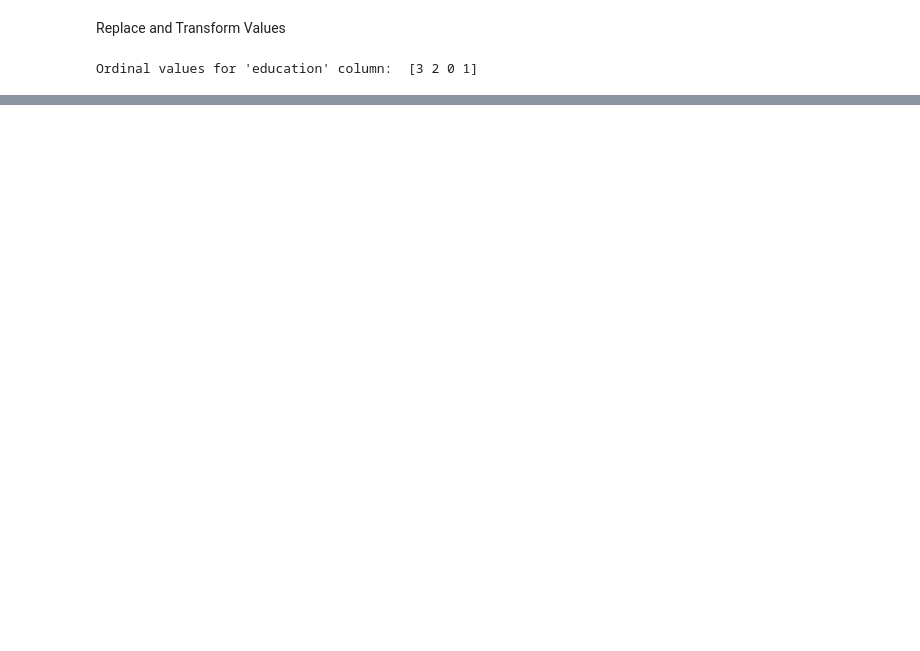
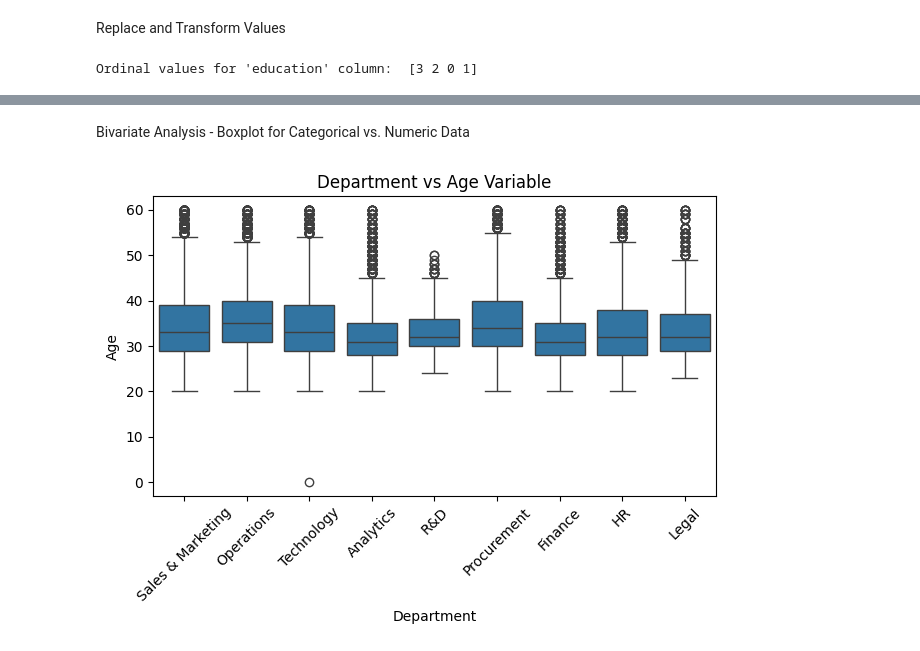
Before and after one commit to SuvarshaChennareddy/EDA-Theory-Assignment, a Jupyter notebook: main.ipynb, the cells around one changed output, grey strips where cells are left out. Cells and saved outputs as stored; diff of their text form; code cells hidden in the pictures; blank space fills up the shorter version.

```diff
--- a/main.ipynb
+++ b/main.ipynb
@@ -199,0 +204,12 @@ print(data_scaled[numeric_cols].head())
+# %% [markdown]
+Bivariate Analysis - Boxplot for Categorical vs. Numeric Data
+# %%
+sns.boxplot(x='department', y='age', data=data)
+plt.title('Department vs Age Variable')
+plt.xlabel('Department')
+plt.ylabel('Age')
+plt.xticks(rotation=45)
+plt.tight_layout()
+plt.show()
+# %% [output]
+[figure, added]
```
Also changed, not shown: parts of 39 cells of this notebook.
